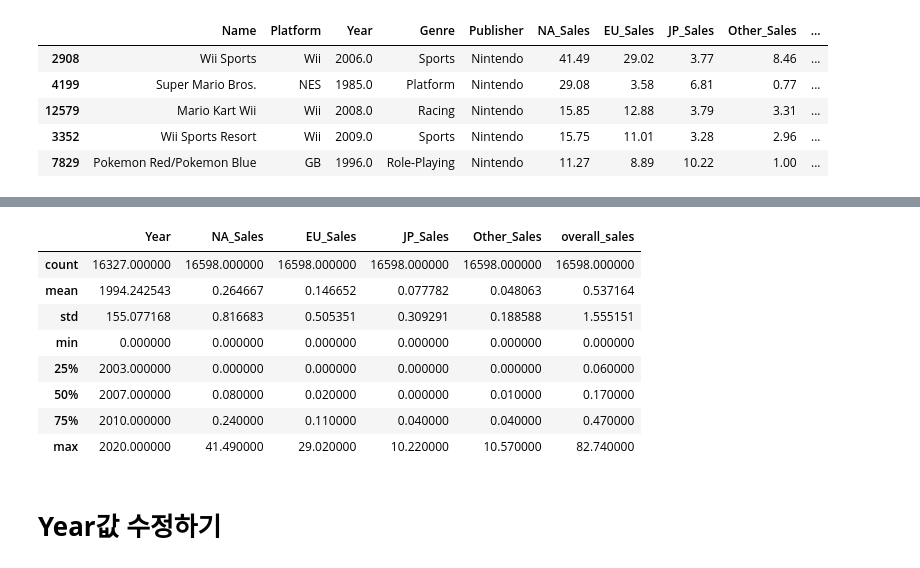
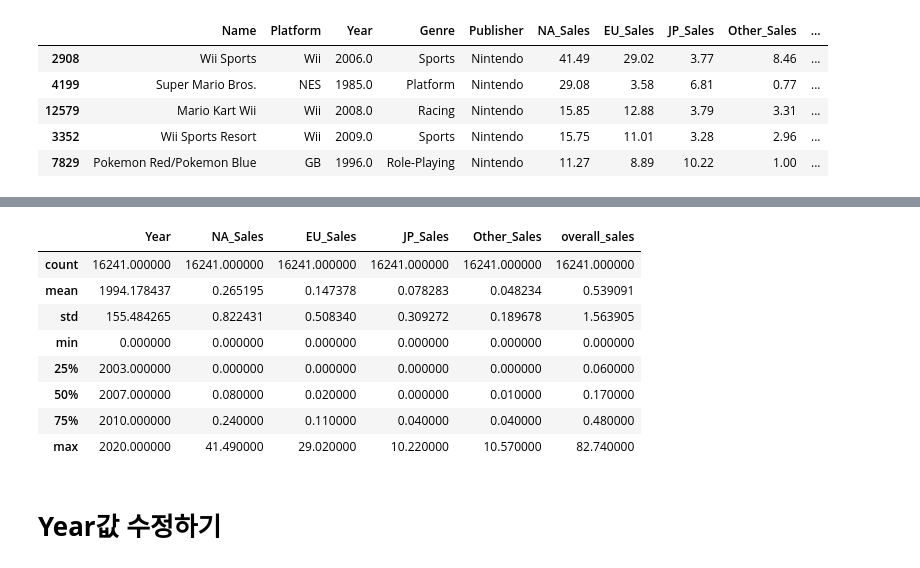
Before and after one commit to syh0397/codestates-AI-bootcamp-1, a Jupyter notebook: Untitled0.ipynb, the cells around one changed output, grey strips where cells are left out. Cells and saved outputs as stored; diff of their text form; code cells hidden in the pictures.

```diff
--- a/Untitled0.ipynb
+++ b/Untitled0.ipynb
@@ -256,0 +255,4 @@ sort_overall_new_df1.dropna()
+# %%
+df1_after_nan = sort_overall_new_df1.dropna()
+print(df1_after_nan)
+print()
@@ -257,14 +274,14 @@ sort_overall_new_df1.dropna()
 # %%
-sort_overall_new_df1.describe()
+df1_after_nan.describe()
 # %% [output]
 |  | Year | NA_Sales | EU_Sales | JP_Sales | Other_Sales | overall_sales |
-| count | 16327.000000 | 16598.000000 | 16598.000000 | 16598.000000 | 16598.000000 | 16598.000000 |
-| mean | 1994.242543 | 0.264667 | 0.146652 | 0.077782 | 0.048063 | 0.537164 |
-| std | 155.077168 | 0.816683 | 0.505351 | 0.309291 | 0.188588 | 1.555151 |
+| count | 16241.000000 | 16241.000000 | 16241.000000 | 16241.000000 | 16241.000000 | 16241.000000 |
+| mean | 1994.178437 | 0.265195 | 0.147378 | 0.078283 | 0.048234 | 0.539091 |
+| std | 155.484265 | 0.822431 | 0.508340 | 0.309272 | 0.189678 | 1.563905 |
 | min | 0.000000 | 0.000000 | 0.000000 | 0.000000 | 0.000000 | 0.000000 |
 | 25% | 2003.000000 | 0.000000 | 0.000000 | 0.000000 | 0.000000 | 0.060000 |
 | 50% | 2007.000000 | 0.080000 | 0.020000 | 0.000000 | 0.010000 | 0.170000 |
-| 75% | 2010.000000 | 0.240000 | 0.110000 | 0.040000 | 0.040000 | 0.470000 |
+| 75% | 2010.000000 | 0.240000 | 0.110000 | 0.040000 | 0.040000 | 0.480000 |
 | max | 2020.000000 | 41.490000 | 29.020000 | 10.220000 | 10.570000 | 82.740000 |
 # %% [markdown]
 # **Year값** 수정하기
```
Also changed, not shown: parts of 18 cells of this notebook.
